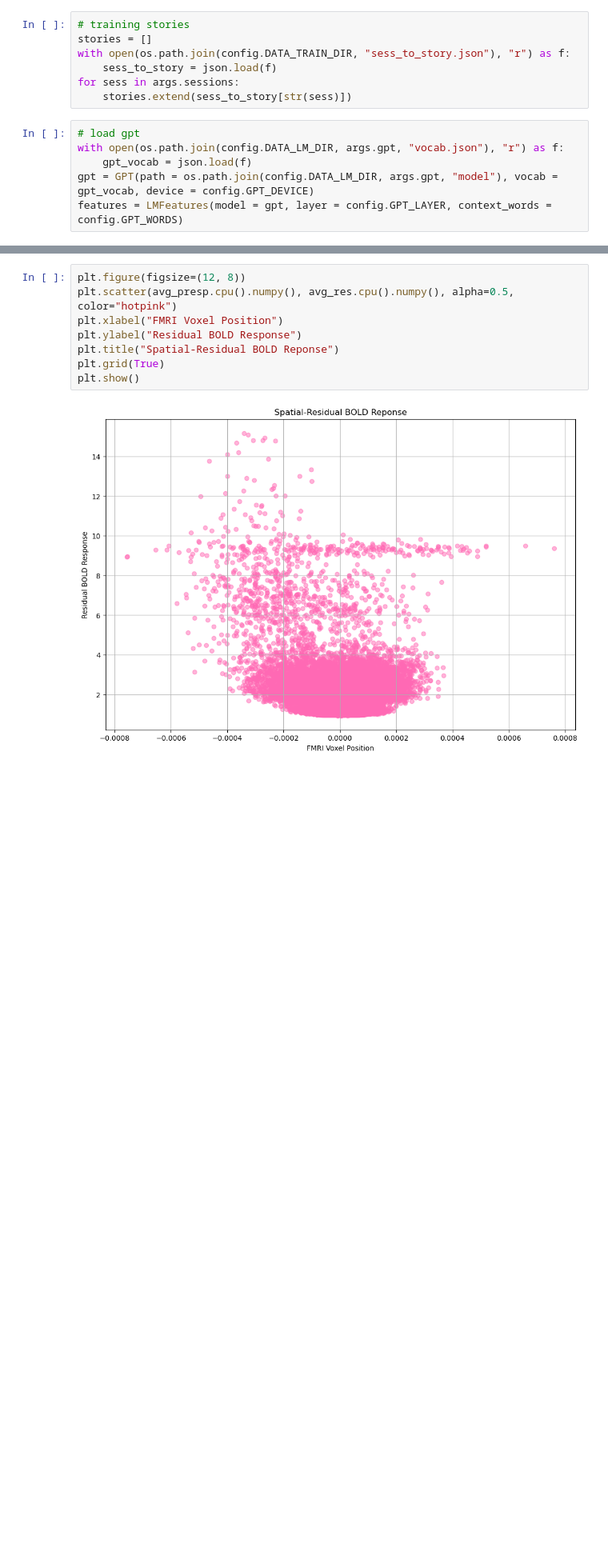
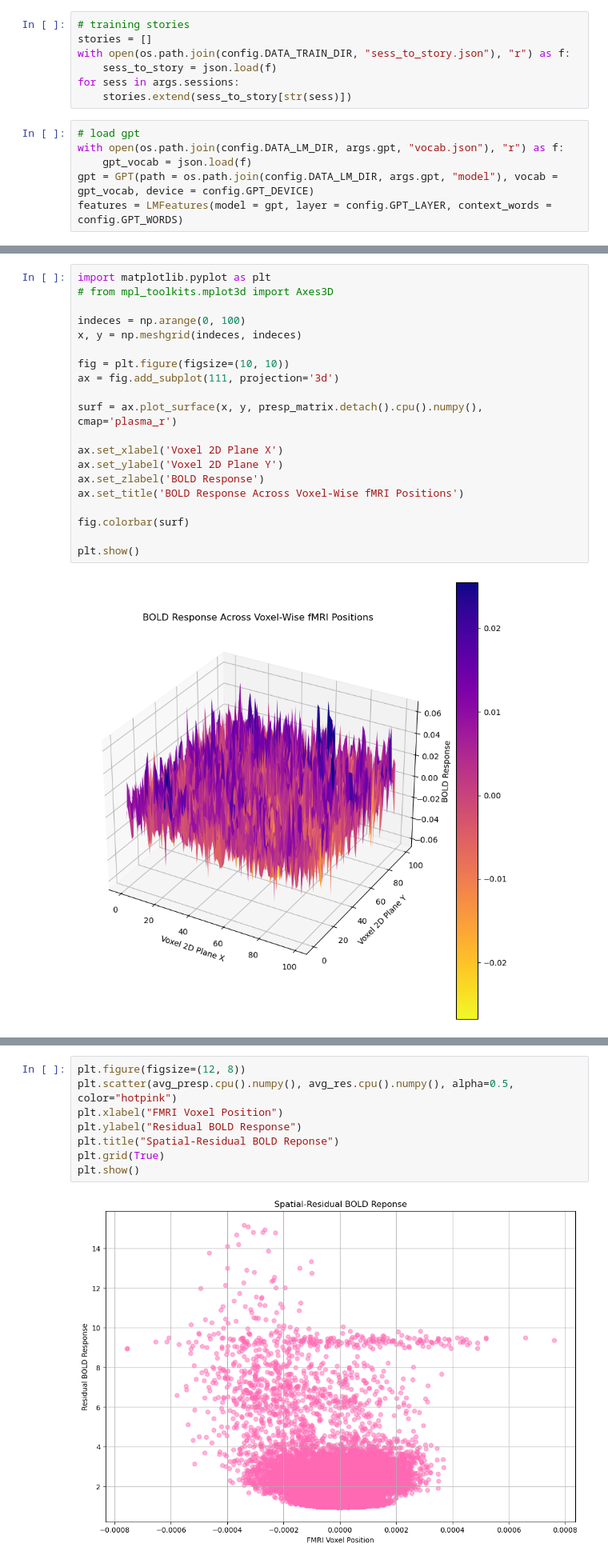
Before and after one commit to pranavchitale/Thought2Text, a Jupyter notebook: semantic-decoding/decoding/eval_encoders_test.ipynb, the cells around one changed output, grey strips where cells are left out. Shown at 80% size. Saved outputs shown, nothing was run; the diff lists cells and outputs as text; blank space fills up the shorter version.

```diff
--- a/semantic-decoding/decoding/eval_encoders_test.ipynb
+++ b/semantic-decoding/decoding/eval_encoders_test.ipynb
@@ -89,2 +116,24 @@ avg_res = torch.mean(res, dim=0)
+# %%
+import matplotlib.pyplot as plt
+# from mpl_toolkits.mplot3d import Axes3D
+
+indeces = np.arange(0, 100)
+x, y = np.meshgrid(indeces, indeces)
+
+fig = plt.figure(figsize=(10, 10))
+ax = fig.add_subplot(111, projection='3d')
+
+surf = ax.plot_surface(x, y, presp_matrix.detach().cpu().numpy(), cmap='plasma_r')
+
+ax.set_xlabel('Voxel 2D Plane X')
+ax.set_ylabel('Voxel 2D Plane Y')
+ax.set_zlabel('BOLD Response')
+ax.set_title('BOLD Response Across Voxel-Wise fMRI Positions')
+
+fig.colorbar(surf)
+
+plt.show()
+# %% [output]
+[figure, added]
 # %%
 plt.figure(figsize=(10, 6))
```
Also changed, not shown: parts of 13 cells of this notebook, 4 other files.
